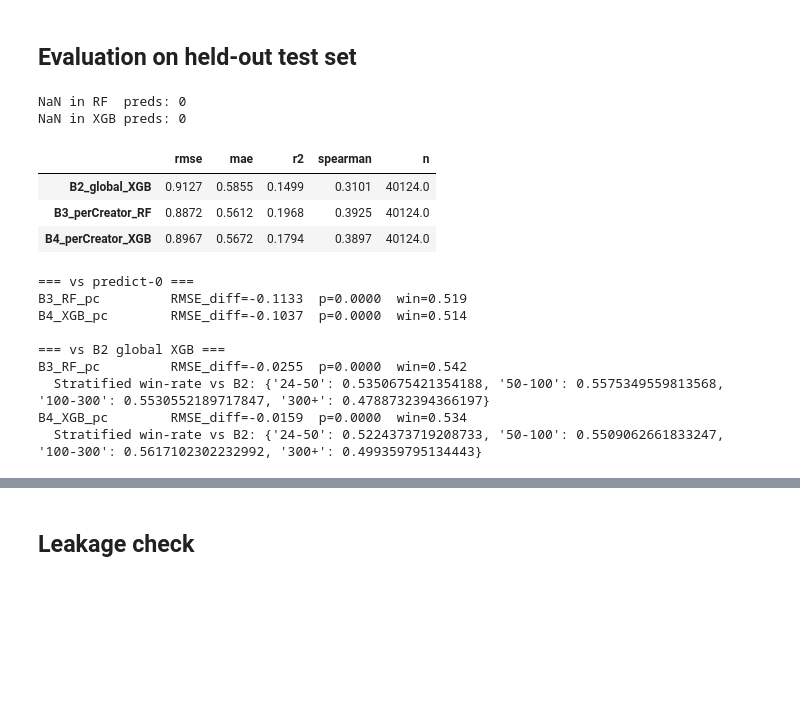
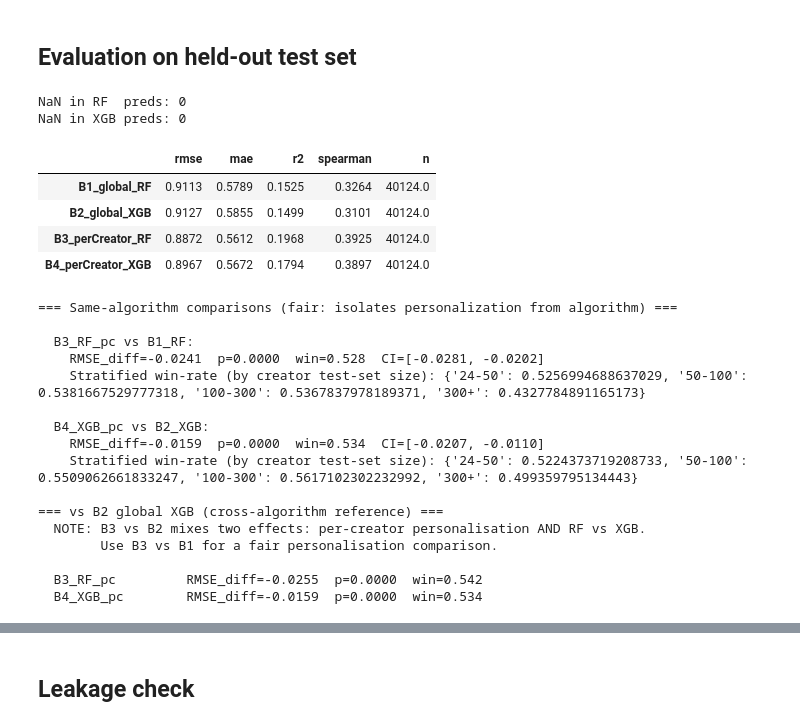
Before and after one commit to Shopska/Personalized_analysis_of_social_media, a Jupyter notebook: notebooks/05-per-creator-models.ipynb, the cells around one changed output, grey strips where cells are left out. Drawn from its saved outputs; the diff is of its cells as text; code cells hidden in the pictures; blank space fills up the shorter version.

```diff
--- a/notebooks/05-per-creator-models.ipynb
+++ b/notebooks/05-per-creator-models.ipynb
@@ -70,16 +70,15 @@ print(f"Train: {len(X_train_pc):,}  Test: {len(X_test_pc):,}  Creators: {auth_tr
 Per-creator features: 99  (dropped *_vs_creator: 7)
 Train: 160,492  Test: 40,124  Creators: 1437
 # %%
-# Load B2 global XGB for baseline comparison
+# Load global baselines from NB04 (no retraining)
 from creator_analytics.models import TrainedModel
 b2_model = TrainedModel.load("models/B2_global_xgb.joblib")
 
-# Load B2 test predictions from NB04
 nb04_preds = pd.read_parquet(PREDS_DIR / "nb04_predictions.parquet")
-b2_preds = nb04_preds["B2_XGB"].values
+b1_preds   = nb04_preds["B1_RF"].values
+b2_preds   = nb04_preds["B2_XGB"].values
 zero_preds = np.zeros(len(y_test))
 
-# B2 uses global features (with vs_creator); we need to recreate those preds
-# b2_preds already computed in NB04 — just reload
-print("B2 baseline RMSE:", round(compute_metrics(y_test, b2_preds)["rmse"], 4))
+print("B1 global RF  RMSE:", round(compute_metrics(y_test, b1_preds)["rmse"], 4))
+print("B2 global XGB RMSE:", round(compute_metrics(y_test, b2_preds)["rmse"], 4))
 # %% [output]
@@ -142,53 +142,73 @@ XGB worse than zero: 266/1437
 # %%
 rf_preds  = predict_per_creator(X_test_pc, auth_test, rf_models)
 xgb_preds = predict_per_creator(X_test_pc, auth_test, xgb_models)
 
 print(f"NaN in RF  preds: {np.isnan(rf_preds).sum()}")
 print(f"NaN in XGB preds: {np.isnan(xgb_preds).sum()}")
 
 metrics = {}
 for name, preds in [
-    ("B2_global_XGB",   b2_preds),
-    ("B3_perCreator_RF", rf_preds),
+    ("B1_global_RF",      b1_preds),
+    ("B2_global_XGB",     b2_preds),
+    ("B3_perCreator_RF",  rf_preds),
     ("B4_perCreator_XGB", xgb_preds),
 ]:
     metrics[name] = compute_metrics(y_test, preds)
 
 df_metrics = pd.DataFrame(metrics).T[["rmse","mae","r2","spearman","n"]]
 display(df_metrics.round(4))
 # %% [output]
 NaN in RF  preds: 0
 NaN in XGB preds: 0
 |  | rmse | mae | r2 | spearman | n |
+| B1_global_RF | 0.9113 | 0.5789 | 0.1525 | 0.3264 | 40124.0 |
 | B2_global_XGB | 0.9127 | 0.5855 | 0.1499 | 0.3101 | 40124.0 |
 | B3_perCreator_RF | 0.8872 | 0.5612 | 0.1968 | 0.3925 | 40124.0 |
 | B4_perCreator_XGB | 0.8967 | 0.5672 | 0.1794 | 0.3897 | 40124.0 |
 # %%
-# Paired comparisons vs B2 and vs predict-0
-print("=== vs predict-0 ===")
-for name, preds in [("B3_RF_pc", rf_preds), ("B4_XGB_pc", xgb_preds)]:
-    cmp = paired_comparison(y_test, preds, zero_preds, auth_test,
-                            name_a=name, name_b="predict-0")
-    print(f"{name:15s}  RMSE_diff={cmp['rmse_diff']:+.4f}  "
-          f"p={cmp['wilcoxon_pvalue']:.4f}  win={cmp['win_rate_a']:.3f}")
+# Win-rate = fraction of videos where |err_A| < |err_B| (strict <).
+# Ties (|err_A| == |err_B|) count as non-wins for A. With continuous predictions,
+# true ties are extremely rare; NaN predictions also count as non-wins.
 
+print("=== Same-algorithm comparisons (fair: isolates personalization from algorithm) ===")
 print()
-print("=== vs B2 global XGB ===")
+for name_a, preds_a, name_b, preds_b in [
+    ("B3_RF_pc",  rf_preds,  "B1_RF",  b1_preds),   # RF per-creator vs RF global
+    ("B4_XGB_pc", xgb_preds, "B2_XGB", b2_preds),   # XGB per-creator vs XGB global
+]:
+    cmp = paired_comparison(y_test, preds_a, preds_b, auth_test,
+                            name_a=name_a, name_b=name_b)
+    print(f"  {name_a} vs {name_b}:")
+    print(f"    RMSE_diff={cmp['rmse_diff']:+.4f}  p={cmp['wilcoxon_pvalue']:.4f}  "
+          f"win={cmp['win_rate_a']:.3f}  CI=[{cmp['bootstrap_ci_low']:.4f}, {cmp['bootstrap_ci_high']:.4f}]")
+    print(f"    Stratified win-rate (by creator test-set size): {cmp['stratified_win_rate']}")
+    print()
+
+print("=== vs B2 global XGB (cross-algorithm reference) ===")
+print("  NOTE: B3 vs B2 mixes two effects: per-creator personalisation AND RF vs XGB.")
+print("        Use B3 vs B1 for a fair personalisation comparison.")
+print()
 for name, preds in [("B3_RF_pc", rf_preds), ("B4_XGB_pc", xgb_preds)]:
     cmp = paired_comparison(y_test, preds, b2_preds, auth_test,
                             name_a=name, name_b="B2_XGB")
-    print(f"{name:15s}  RMSE_diff={cmp['rmse_diff']:+.4f}  "
+    print(f"  {name:15s}  RMSE_diff={cmp['rmse_diff']:+.4f}  "
           f"p={cmp['wilcoxon_pvalue']:.4f}  win={cmp['win_rate_a']:.3f}")
-    print(f"  Stratified win-rate vs B2: {cmp['stratified_win_rate']}")
 # %% [output]
-=== vs predict-0 ===
-B3_RF_pc         RMSE_diff=-0.1133  p=0.0000  win=0.519
-B4_XGB_pc        RMSE_diff=-0.1037  p=0.0000  win=0.514
+=== Same-algorithm comparisons (fair: isolates personalization from algorithm) ===
 
-=== vs B2 global XGB ===
-B3_RF_pc         RMSE_diff=-0.0255  p=0.0000  win=0.542
-  Stratified win-rate vs B2: {'24-50': 0.5350675421354188, '50-100': 0.5575349559813568, '100-300': 0.5530552189717847, '300+': 0.4788732394366197}
-B4_XGB_pc        RMSE_diff=-0.0159  p=0.0000  win=0.534
-  Stratified win-rate vs B2: {'24-50': 0.5224373719208733, '50-100': 0.5509062661833247, '100-300': 0.5617102302232992, '300+': 0.499359795134443}
+  B3_RF_pc vs B1_RF:
+    RMSE_diff=-0.0241  p=0.0000  win=0.528  CI=[-0.0281, -0.0202]
+    Stratified win-rate (by creator test-set size): {'24-50': 0.5256994688637029, '50-100': 0.5381667529777318, '100-300': 0.5367837978189371, '300+': 0.4327784891165173}
+
+  B4_XGB_pc vs B2_XGB:
+    RMSE_diff=-0.0159  p=0.0000  win=0.534  CI=[-0.0207, -0.0110]
+    Stratified win-rate (by creator test-set size): {'24-50': 0.5224373719208733, '50-100': 0.5509062661833247, '100-300': 0.5617102302232992, '300+': 0.499359795134443}
+
+=== vs B2 global XGB (cross-algorithm reference) ===
+  NOTE: B3 vs B2 mixes two effects: per-creator personalisation AND RF vs XGB.
+        Use B3 vs B1 for a fair personalisation comparison.
+
+  B3_RF_pc         RMSE_diff=-0.0255  p=0.0000  win=0.542
+  B4_XGB_pc        RMSE_diff=-0.0159  p=0.0000  win=0.534
 # %%
 # Per-creator breakdown
```
Also changed, not shown: parts of 6 cells of this notebook, 1 other file.
